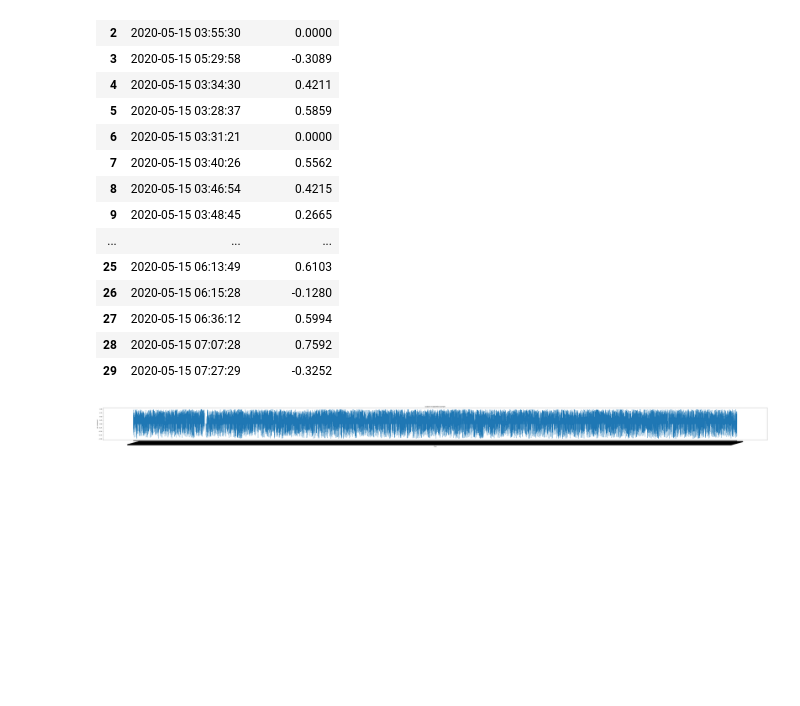
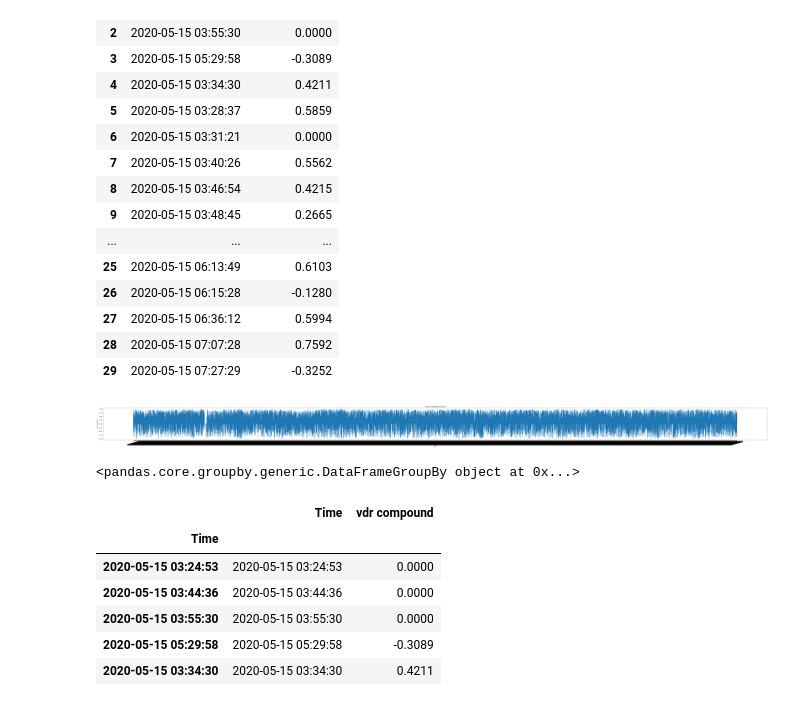
Before and after one commit to Sakyawira/Sentiment-Analysis, a Jupyter notebook: 2. Data Cleaning and Exploration.ipynb, the cells around one changed output. Cells and saved outputs as stored; diff of their text form; code cells hidden in the pictures; blank space fills up the shorter version.

Commit message:
working on summing all compound values inside a month

```diff
--- a/2. Data Cleaning and Exploration.ipynb
+++ b/2. Data Cleaning and Exploration.ipynb
@@ -320,3 +320,23 @@ plt.title('seaborn-matplotlib example')
 plt.show()
 # %% [output]
 [figure]
+# %%
+#overTime2['Datetime'] = pd.to_datetime(overTime2['date'] + ' ' + df['time'])
+#df = df.set_index('Datetime')
+
+overTime2 = overTime2.set_index(pd.DatetimeIndex(overTime2['Time']))
+# %%
+overTime2.head()
+overTime2.groupby(pd.Grouper(freq="M"))
+# %% [output]
+<pandas.core.groupby.generic.DataFrameGroupBy object at 0x...>
+# %%
+overTime2.head()
+# %% [output]
+|  | Time | vdr compound |
+| Time |  |  |
+| 2020-05-15 03:24:53 | 2020-05-15 03:24:53 | 0.0000 |
+| 2020-05-15 03:44:36 | 2020-05-15 03:44:36 | 0.0000 |
+| 2020-05-15 03:55:30 | 2020-05-15 03:55:30 | 0.0000 |
+| 2020-05-15 05:29:58 | 2020-05-15 05:29:58 | -0.3089 |
+| 2020-05-15 03:34:30 | 2020-05-15 03:34:30 | 0.4211 |
```
